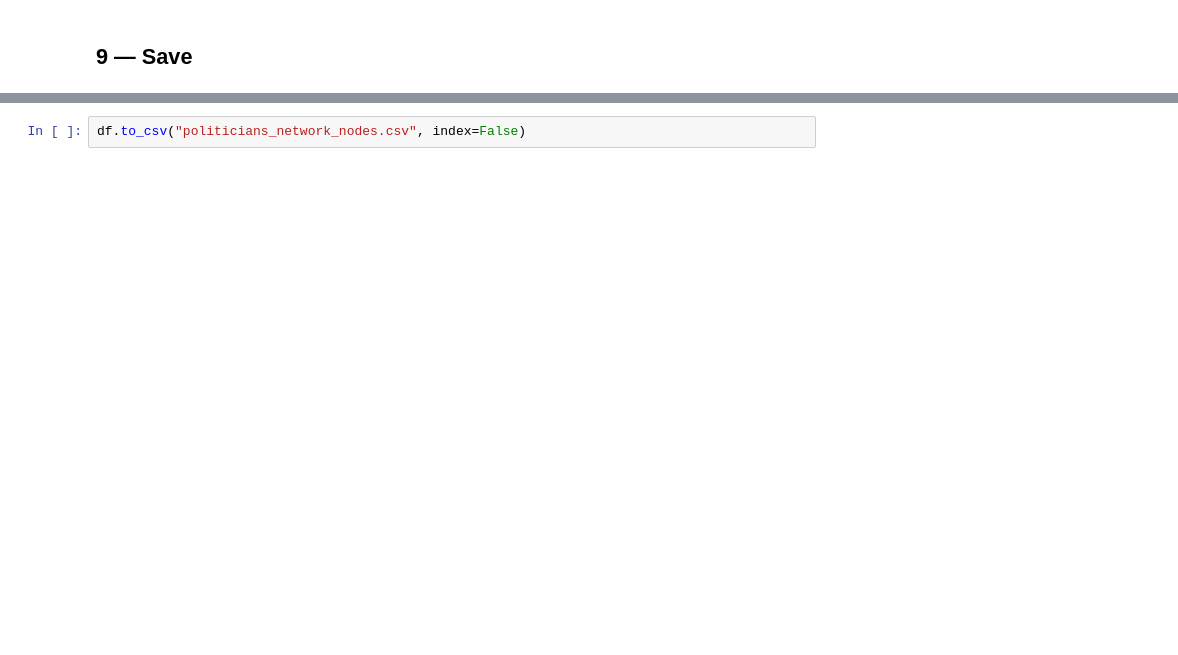
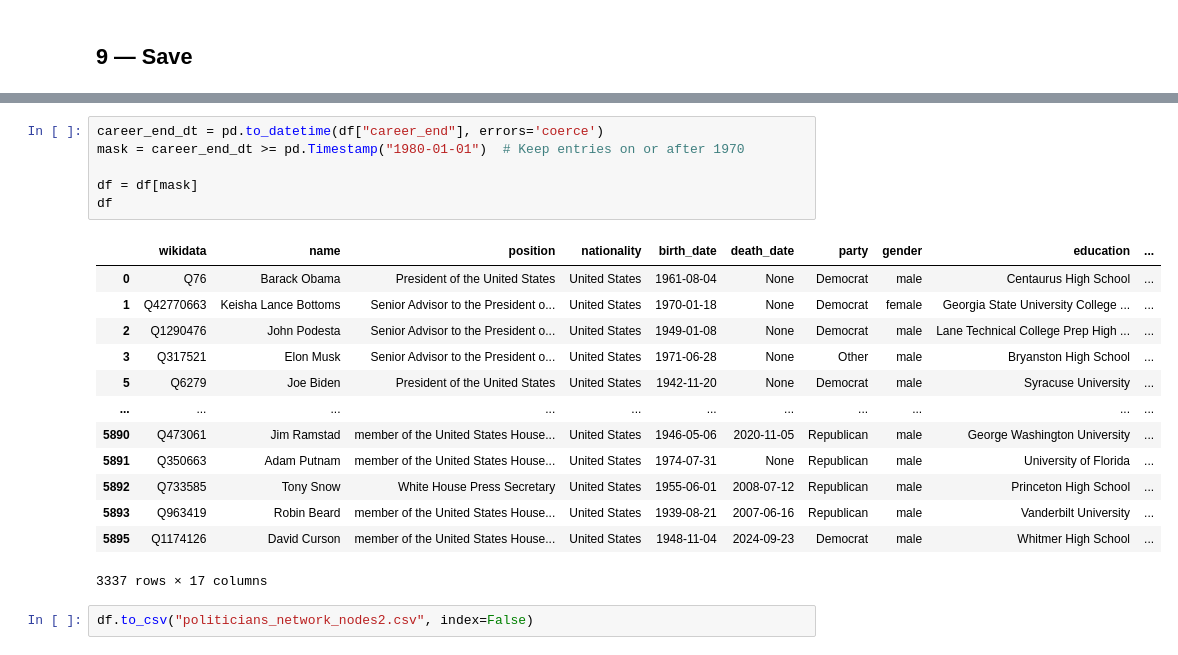
Before and after one commit to KeremOzemre/Social_computational_science_Project, a Jupyter notebook: data_collection_final.ipynb, the cells around one changed output, grey strips where cells are left out. Saved outputs shown, nothing was run; the diff lists cells and outputs as text; blank space fills up the shorter version.

```diff
--- a/data_collection_final.ipynb
+++ b/data_collection_final.ipynb
@@ -654,4 +689,24 @@ df
+# %%
+career_end_dt = pd.to_datetime(df["career_end"], errors='coerce')
+mask = career_end_dt >= pd.Timestamp("1980-01-01")  # Keep entries on or after 1970
+
+df = df[mask]
+df
+# %% [output]
+|  | wikidata | name | position | nationality | birth_date | death_date | party | gender | education | ... |
+| 0 | Q76 | Barack Obama | President of the United States | United States | 1961-08-04 | None | Democrat | male | Centaurus High School | ... |
+| 1 | Q42770663 | Keisha Lance Bottoms | Senior Advisor to the President o... | United States | 1970-01-18 | None | Democrat | female | Georgia State University College ... | ... |
+| 2 | Q1290476 | John Podesta | Senior Advisor to the President o... | United States | 1949-01-08 | None | Democrat | male | Lane Technical College Prep High ... | ... |
+| 3 | Q317521 | Elon Musk | Senior Advisor to the President o... | United States | 1971-06-28 | None | Other | male | Bryanston High School | ... |
+| 5 | Q6279 | Joe Biden | President of the United States | United States | 1942-11-20 | None | Democrat | male | Syracuse University | ... |
+| ... | ... | ... | ... | ... | ... | ... | ... | ... | ... | ... |
+| 5890 | Q473061 | Jim Ramstad | member of the United States House... | United States | 1946-05-06 | 2020-11-05 | Republican | male | George Washington University | ... |
+| 5891 | Q350663 | Adam Putnam | member of the United States House... | United States | 1974-07-31 | None | Republican | male | University of Florida | ... |
+| 5892 | Q733585 | Tony Snow | White House Press Secretary | United States | 1955-06-01 | 2008-07-12 | Republican | male | Princeton High School | ... |
+| 5893 | Q963419 | Robin Beard | member of the United States House... | United States | 1939-08-21 | 2007-06-16 | Republican | male | Vanderbilt University | ... |
+| 5895 | Q1174126 | David Curson | member of the United States House... | United States | 1948-11-04 | 2024-09-23 | Democrat | male | Whitmer High School | ... |
+3337 rows × 17 columns
 # %%
-df.to_csv("politicians_network_nodes.csv", index=False)
+df.to_csv("politicians_network_nodes2.csv", index=False)
 # %%
 import networkx as nx
```
Also changed, not shown: parts of 9 cells of this notebook, 13 other files.
